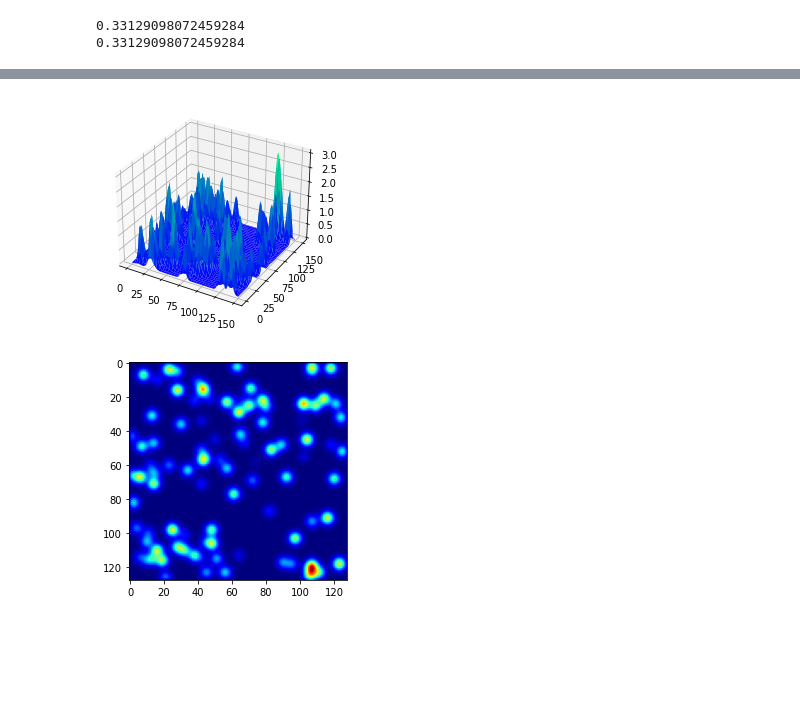
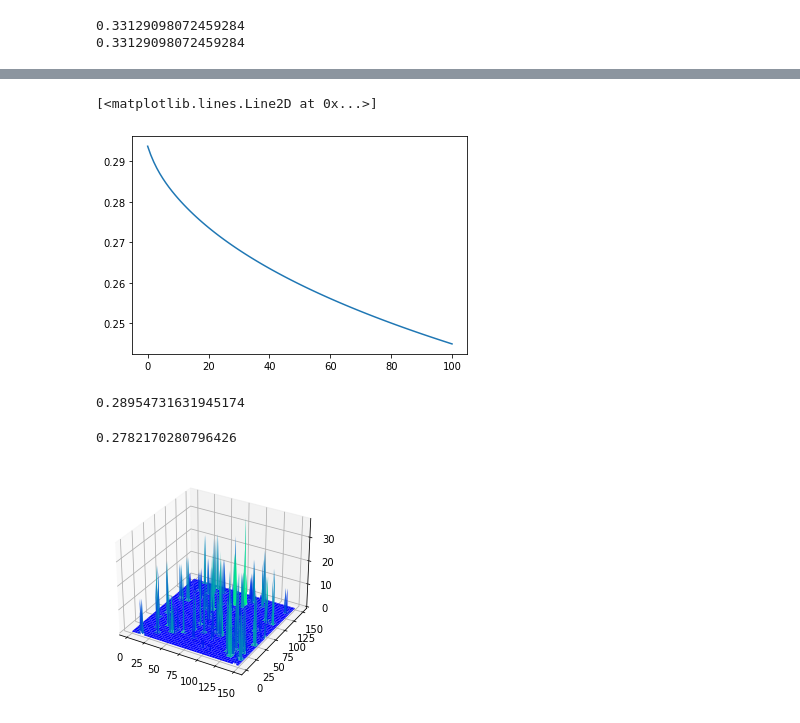
Before and after one commit to nico5655/OceanPSC, a Jupyter notebook: génération fond marin.ipynb, the cells around one changed output, grey strips where cells are left out. Drawn from its saved outputs; the diff is of its cells as text; code cells hidden in the pictures; blank space fills up the shorter version.

```diff
--- a/génération fond marin.ipynb
+++ b/génération fond marin.ipynb
@@ -133,10 +137,0 @@ imshow(map2,cmap=cm.jet)
-# %%
-
-map2=diffuse(map2,10)
-show3d(map2)
-figure()
-imshow(map2,cmap=cm.jet)
-show()
-# %% [output]
-[figure, removed]
-[figure, removed]
@@ -142,0 +142,18 @@ show()
+# %%
+map2=np.zeros((n,n))
+for i in range(100):
+    map2[randint(0,n-1)][randint(0,n-1)]+=100*random()
+
+s0=np.mean(map2)
+s=[s0]
+for i in range(100):
+    map2=diffuse(map2,10)
+    s.append(np.mean(map2))
+plot(s)
+# %% [output]
+[<matplotlib.lines.Line2D at 0x...>]
+[figure, added]
+# %%
+print(np.mean(map2))
+# %% [output]
+0.28954731631945174
@@ -143,3 +163,12 @@ show()
+# %%
+
+print(np.mean(laplacien_global(map2)))
+# %% [output]
+0.2782170280796426
+# %%
+show3d(laplacien_global(map2))
+# %% [output]
+[figure, added]
 # %%
 
 map2=diffuse(map2,1000)
```
Also changed, not shown: parts of 7 cells of this notebook.
